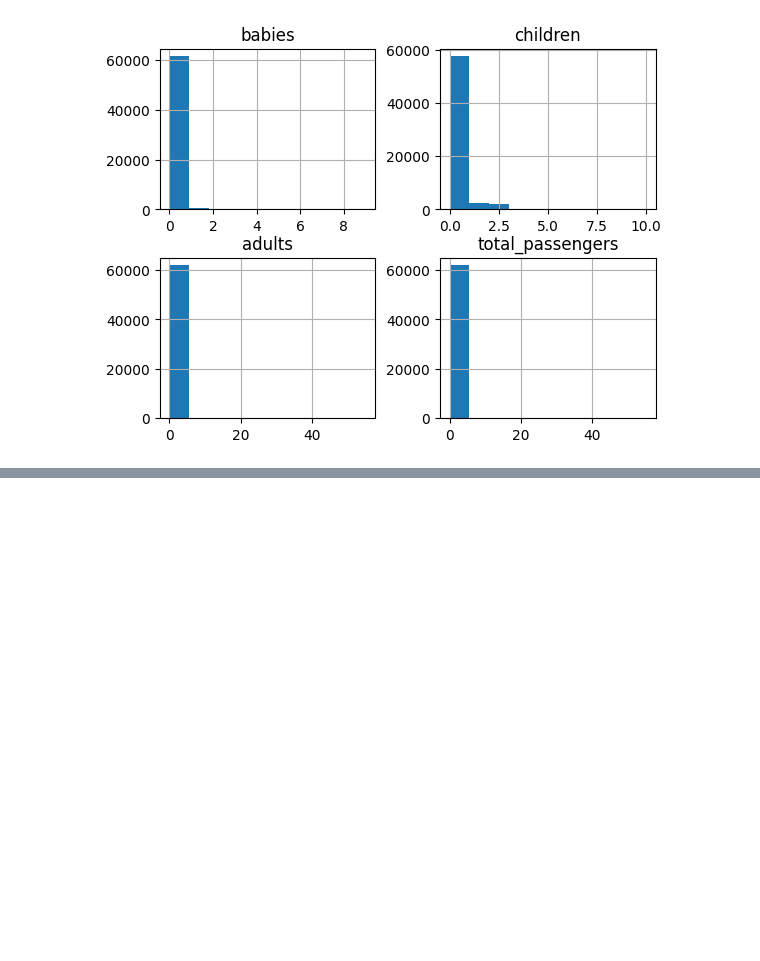
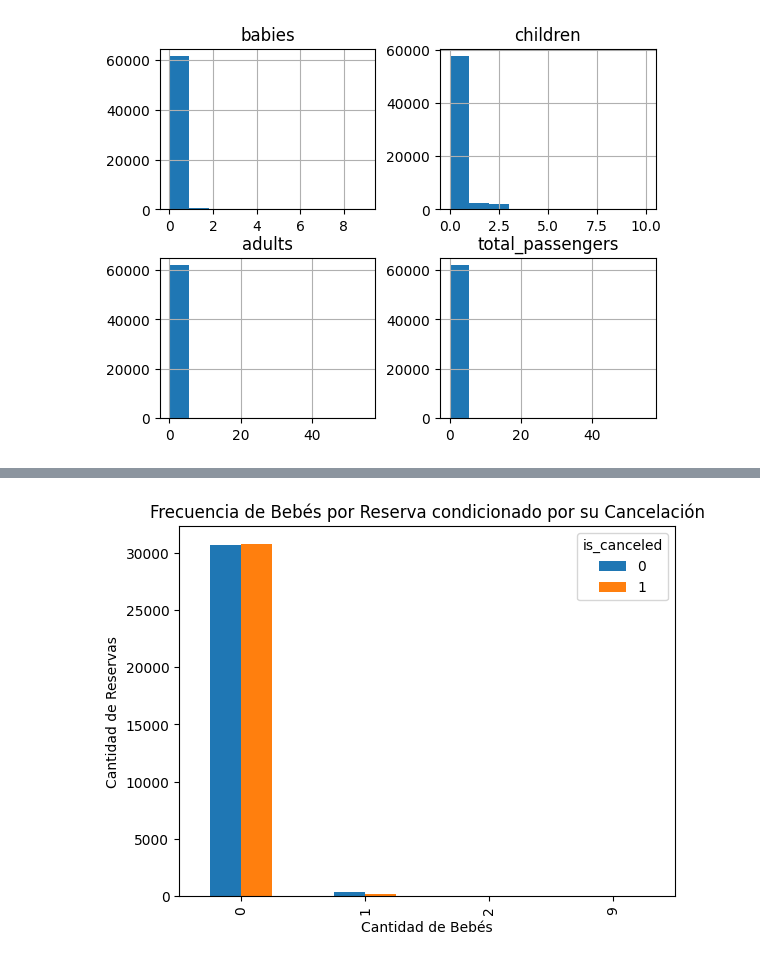
Before and after one commit to mrinkspot/Data-Science-and-Machine-Learning-Projects, a Jupyter notebook: notebook_tp.ipynb, the cells around one changed output, grey strips where cells are left out. Saved outputs shown, nothing was run; the diff lists cells and outputs as text; code cells hidden in the pictures; blank space fills up the shorter version.

```diff
--- a/notebook_tp.ipynb
+++ b/notebook_tp.ipynb
@@ -561,0 +562,10 @@ sns.pairplot(ds_trabajo, vars=['babies', 'children', 'adults', 'total_passengers
+# %%
+babies_cancelled = ds_trabajo.groupby(['babies', 'is_canceled']).size().unstack()
+
+babies_cancelled.plot.bar()
+plt.title('Frecuencia de Bebés por Reserva condicionado por su Cancelación')
+plt.xlabel('Cantidad de Bebés')
+plt.ylabel('Cantidad de Reservas')
+plt.show()
+# %% [output]
+[figure, added]
```
Also changed, not shown: parts of 22 cells of this notebook.
